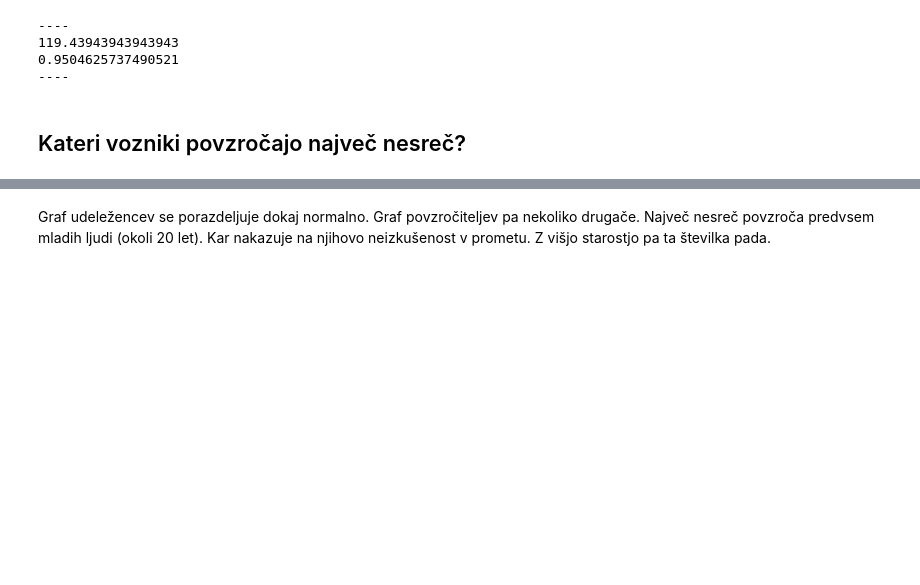
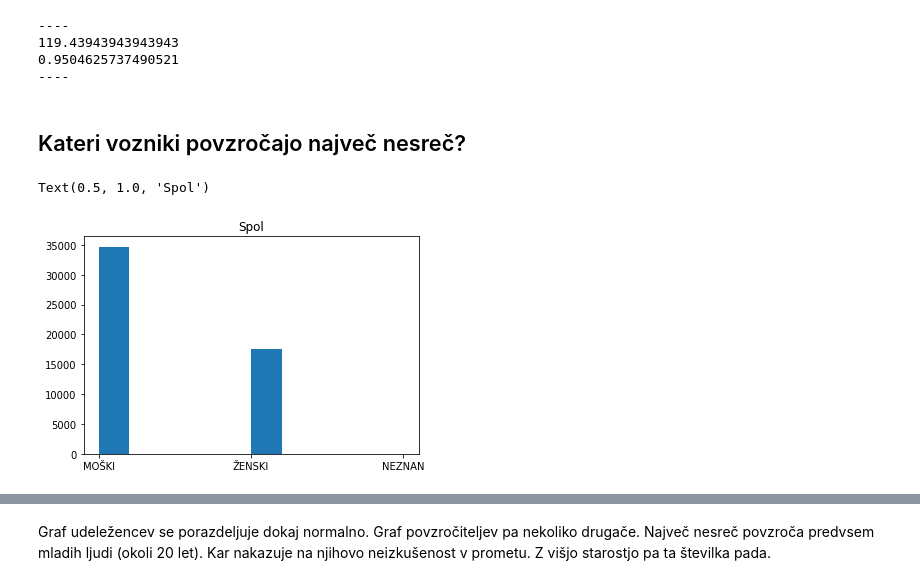
Before and after one commit to matej2000/PR21MV, a Jupyter notebook: main.ipynb, the cells around one changed output, grey strips where cells are left out. Cells and saved outputs as stored; diff of their text form; code cells hidden in the pictures; blank space fills up the shorter version.

```diff
--- a/main.ipynb
+++ b/main.ipynb
@@ -193,3 +193,9 @@ for datum in datumiNad5[1:]:
 #vrsticeNad5
 # %% [markdown]
 ## Kateri vozniki povzročajo največ nesreč?
+# %%
+plt.hist(data["Spol"])
+plt.title("Spol")
+# %% [output]
+Text(0.5, 1.0, 'Spol')
+[figure, added]
```
Also changed, not shown: parts of 9 cells of this notebook.
